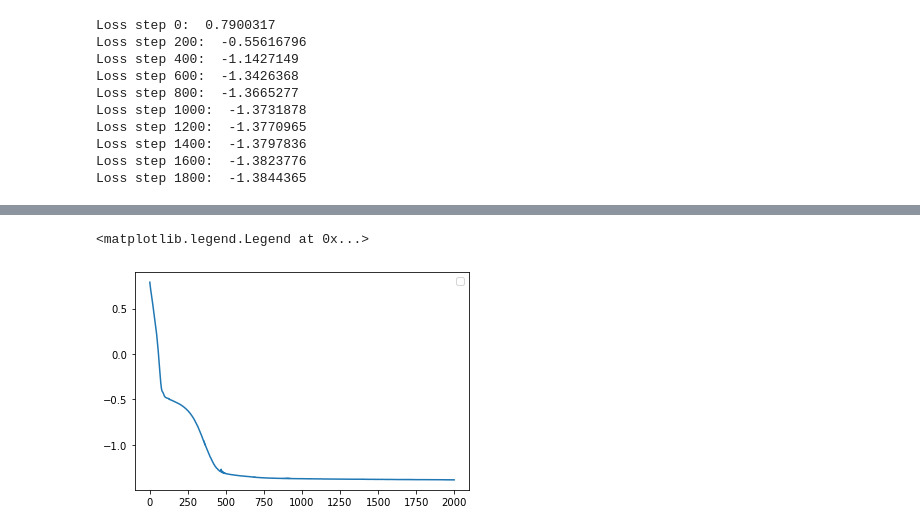
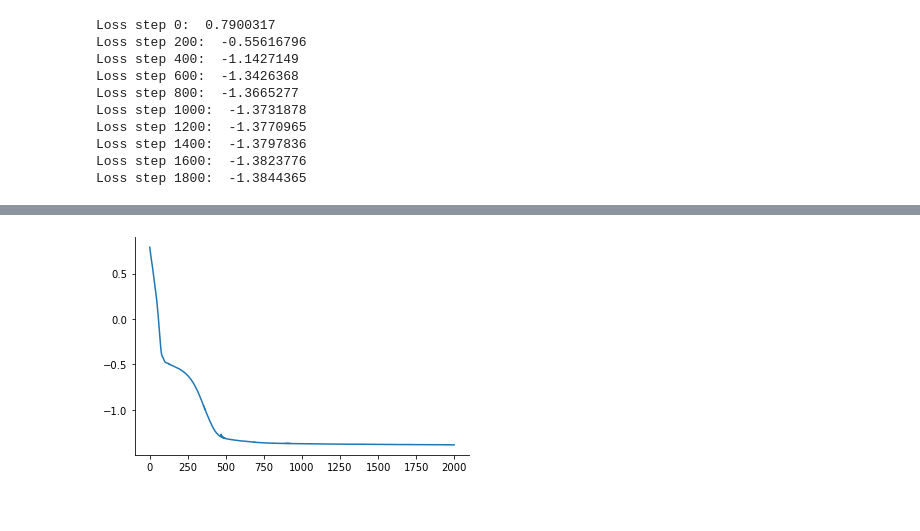
Before and after one commit to nipunbatra/bnn-zoo, a Jupyter notebook: notebooks/regression/DeepEnsemble_SinData.ipynb, the cells around one changed output, grey strips where cells are left out. Drawn from its saved outputs; the diff is of its cells as text; code cells hidden in the pictures.

```diff
--- a/notebooks/regression/DeepEnsemble_SinData.ipynb
+++ b/notebooks/regression/DeepEnsemble_SinData.ipynb
@@ -120,5 +101,5 @@ Loss step 1600:  -1.3823776
 Loss step 1800:  -1.3844365
 # %%
 plt.plot(jnp.arange(0,2000,1),loss)
-plt.legend()
+sns.despine()
 # %% [output]
@@ -126,5 +106,4 @@ WARNING:matplotlib.legend:No artists with labels found to put in legend.  Note t
-<matplotlib.legend.Legend at 0x...>
-[figure, old version]
+[figure, new version]
 # %%
 X  = jnp.sort(X[:,0]).reshape(100,1)
 mean,sigma = model.apply(params,X,deterministic=True)
```
Also changed, not shown: parts of 14 cells of this notebook, 1 other file.
